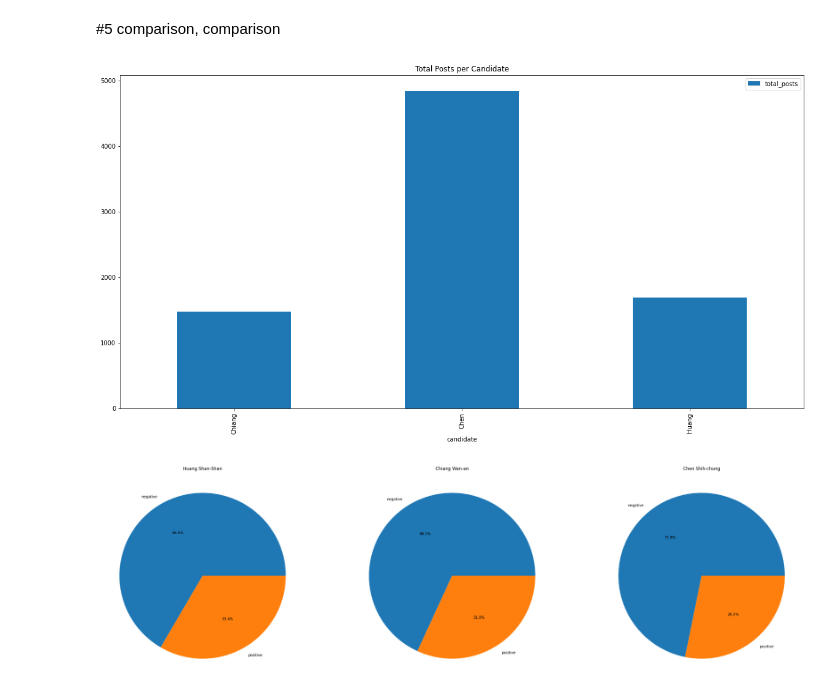
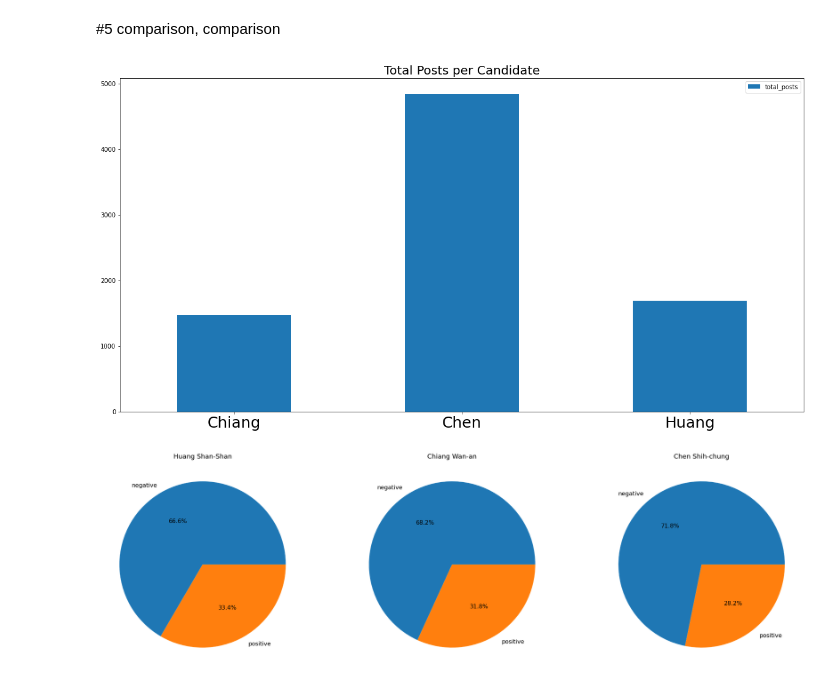
Before and after one commit to Jasper-Hewitt/Jiabo_Roberta_Chinese_sentiment, a Jupyter notebook: ElectionSentiment.ipynb, the cells around one changed output. Saved outputs shown, nothing was run; the diff lists cells and outputs as text; code cells hidden in the pictures.

```diff
--- a/ElectionSentiment.ipynb
+++ b/ElectionSentiment.ipynb
@@ -1168,17 +1168,28 @@ df_total = pd.DataFrame(data)
 # %%
 # Create the plot
 fig, ax = plt.subplots(figsize=(20, 10))
 
 # Plot a bar plot of the data in the df dataframe
 df_total.plot.bar(x='candidate', y='total_posts', ax=ax)
 
+# Set the font size of the tick labels on the x-axis to 20 and rotate them to horizontal
+ax.tick_params(axis='x', labelsize=25, rotation=0)
+
+# Set the horizontal alignment of the tick labels to center
+ax.set_xlabel('')
+ax.xaxis.set_label_coords(0.5, -0.1)
+
+
 # Add a title to the plot
-ax.set_title('Total Posts per Candidate')
+ax.set_title('Total Posts per Candidate', fontsize=20)
+
+
+plt.show()
 
 # Show the plot
 plt.show()
 # %% [output]
-[figure, old version]
+[figure, new version]
 # %%
 import matplotlib.pyplot as plt
 
@@ -1186,18 +1197,18 @@ import matplotlib.pyplot as plt
 fig, (ax1, ax2, ax3) = plt.subplots(1, 3, figsize=(35, 25))
 
 # Plot the first pie chart
-ax1.pie(Huang_shares, labels=Huang_label, autopct='%1.1f%%')
-ax1.set_title('Huang Shan-Shan')
+ax1.pie(Huang_shares, labels=Huang_label, autopct='%1.1f%%', textprops={'fontsize': 16})
+ax1.set_title('Huang Shan-Shan', fontsize=18)
 
 # Plot the second pie chart
-ax2.pie(Chiang_shares, labels=Chiang_label, autopct='%1.1f%%')
-ax2.set_title('Chiang Wan-an')
+ax2.pie(Chiang_shares, labels=Chiang_label, autopct='%1.1f%%', textprops={'fontsize': 16})
+ax2.set_title('Chiang Wan-an', fontsize=18)
 
 # Plot the third pie chart
-ax3.pie(Chen_shares, labels=Chen_label, autopct='%1.1f%%')
-ax3.set_title('Chen Shih-chung')
+ax3.pie(Chen_shares, labels=Chen_label, autopct='%1.1f%%', textprops={'fontsize': 16})
+ax3.set_title('Chen Shih-chung', fontsize=18)
 
 # Show the plot
 plt.show()
 # %% [output]
-[figure, old version]
+[figure, new version]
```
